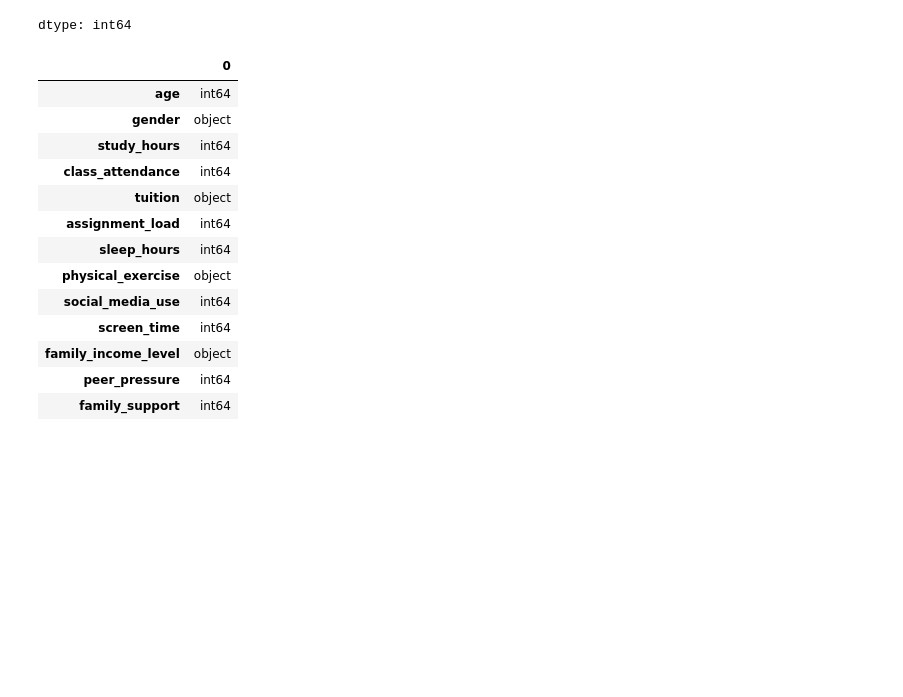
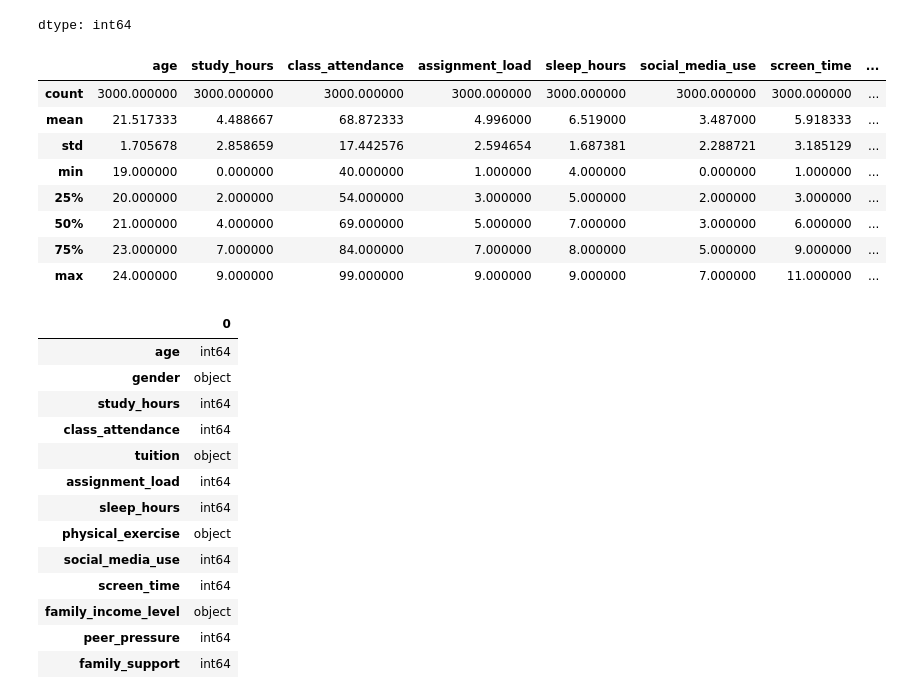
Before and after one commit to speedyk-005/burnout-predict, a Jupyter notebook: notebook.ipynb, the cells around one changed output. Drawn from its saved outputs; the diff is of its cells as text; code cells hidden in the pictures; blank space fills up the shorter version.

```diff
--- a/notebook.ipynb
+++ b/notebook.ipynb
@@ -79,6 +77,18 @@ df_clean = df_clean.drop("exam_frequency", axis=1)
 
 # This is related to stress too much
 df_clean = df_clean.drop("anxiety_level", axis=1)
+# %%
+df_clean.describe()
+# %% [output]
+|  | age | study_hours | class_attendance | assignment_load | sleep_hours | social_media_use | screen_time | ... |
+| count | 3000.000000 | 3000.000000 | 3000.000000 | 3000.000000 | 3000.000000 | 3000.000000 | 3000.000000 | ... |
+| mean | 21.517333 | 4.488667 | 68.872333 | 4.996000 | 6.519000 | 3.487000 | 5.918333 | ... |
+| std | 1.705678 | 2.858659 | 17.442576 | 2.594654 | 1.687381 | 2.288721 | 3.185129 | ... |
+| min | 19.000000 | 0.000000 | 40.000000 | 1.000000 | 4.000000 | 0.000000 | 1.000000 | ... |
+| 25% | 20.000000 | 2.000000 | 54.000000 | 3.000000 | 5.000000 | 2.000000 | 3.000000 | ... |
+| 50% | 21.000000 | 4.000000 | 69.000000 | 5.000000 | 7.000000 | 3.000000 | 6.000000 | ... |
+| 75% | 23.000000 | 7.000000 | 84.000000 | 7.000000 | 8.000000 | 5.000000 | 9.000000 | ... |
+| max | 24.000000 | 9.000000 | 99.000000 | 9.000000 | 9.000000 | 7.000000 | 11.000000 | ... |
 # %%
 df_clean.dtypes
 # %% [output]
```
Also changed, not shown: parts of 5 cells of this notebook.
